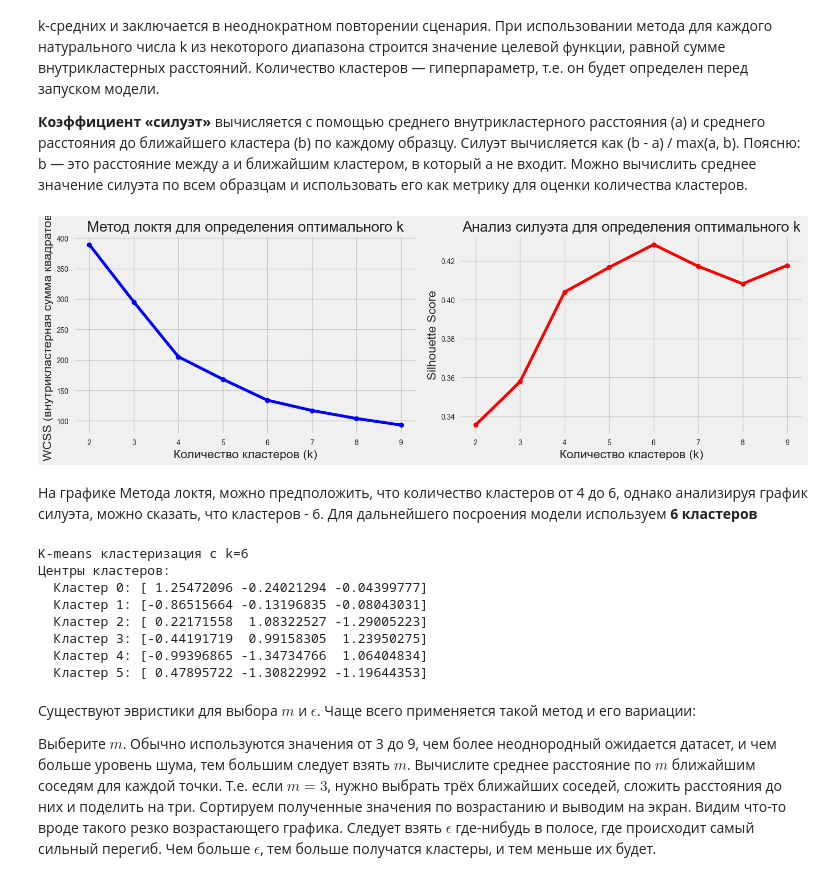
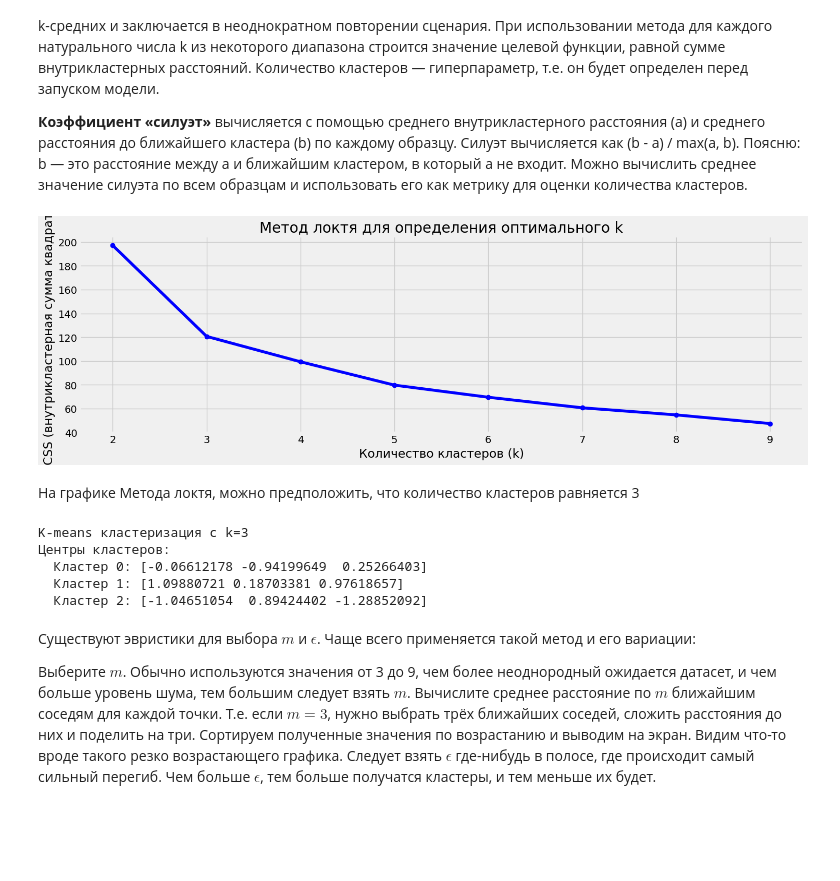
Before and after one commit to Heznad/Ai, a Jupyter notebook: 4laba/clustering_analysis.ipynb, the cells around one changed output. Drawn from its saved outputs; the diff is of its cells as text; code cells hidden in the pictures; blank space fills up the shorter version.

```diff
--- a/4laba/clustering_analysis.ipynb
+++ b/4laba/clustering_analysis.ipynb
@@ -40,4 +57,5 @@ warnings.filterwarnings("ignore")
 # %%
-df = pd.read_csv('Mall_Customers.csv')
+df = pd.read_csv('Iris.csv')
+df.drop('Id', axis=1, inplace=True)
 df.head()
 # %% [output]
@@ -132,8 +161,8 @@ dtype: int64
 # %%
 from scipy import stats
 
-numeric_cols = ['Age', 'Annual Income (k$)', 'Spending Score (1-100)']
-
+numeric_cols = ['SepalLengthCm', 'SepalWidthCm', 'PetalWidthCm']
+mask = pd.Series([True] * len(df))
 print("Выбросы (метод IQR):")
 for col in numeric_cols:
     Q1 = df[col].quantile(0.25)
@@ -143,8 +172,9 @@ for col in numeric_cols:
     upper_bound = Q3 + 1.5 * IQR
     outliers = df[(df[col] < lower_bound) | (df[col] > upper_bound)]
     print(f"{col}: {len(outliers)} выбросов ({len(outliers)/len(df)*100:.2f}%)")
+    outliers_mask = (df[col] < lower_bound) | (df[col] > upper_bound)
+    mask = mask & (~outliers_mask)
 
-# Визуализация выбросов
 fig, axes = plt.subplots(1, 3, figsize=(15, 5))
 for idx, col in enumerate(numeric_cols):
     axes[idx].boxplot(df[col])
@@ -160,0 +191,10 @@ Spending Score (1-100): 0 выбросов (0.00%)
+# %%
+df = df[mask].copy()
+
+fig, axes = plt.subplots(1, 3, figsize=(15, 5))
+for idx, col in enumerate(numeric_cols):
+    axes[idx].boxplot(df[col])
+    axes[idx].set_title(f'Boxplot для {col}')
+    axes[idx].set_ylabel('Значение')
+plt.tight_layout()
+plt.show()
@@ -165,7 +207,7 @@ Spending Score (1-100): 0 выбросов (0.00%)
 2. **Осмысленность кластеризации**: Кластеризация клиентов по возрасту, доходу и тратам имеет смысл для сегментации
 3. **Выбросы**: Проверены выше, их количество незначительно
 # %%
-X = df[['Age', 'Annual Income (k$)', 'Spending Score (1-100)']].values
+X = df[['SepalLengthCm', 'SepalWidthCm', 'PetalWidthCm']].values
 
 from scipy.stats import shapiro
 
@@ -174,8 +216,8 @@ for i, col in enumerate(numeric_cols):
     stat, p_value = shapiro(df[col].sample(min(5000, len(df))))
     print(f"{col}: статистика={stat:.4f}, p-value={p_value:.4f}")
     if p_value > 0.05:
-        print(f"  -> Распределение близко к нормальному")
+        print(f"Распределение близко к нормальному")
     else:
-        print(f"  -> Распределение НЕ нормальное")
+        print(f"Распределение НЕ нормальное")
 # %% [output]
 Тест нормальности распределения (Shapiro-Wilk):
@@ -226,38 +268,31 @@ k из некоторого диапазона строится значение
 # %%
 from sklearn.cluster import KMeans
 from sklearn.metrics import silhouette_score
 
 inertias = []
 silhouette_scores = []
 K_range = range(2, 10)
 
 for k in K_range:
     kmeans = KMeans(n_clusters=k, random_state=42, n_init=10)
     kmeans.fit(X_scaled)
     inertias.append(kmeans.inertia_)
-    silhouette_scores.append(silhouette_score(X_scaled, kmeans.labels_))
 
-fig, (ax1, ax2) = plt.subplots(1, 2, figsize=(15, 5))
+fig, ax1 = plt.subplots(1, 1, figsize=(15, 5))
 
 ax1.plot(K_range, inertias, 'bo-')
 ax1.set_xlabel('Количество кластеров (k)')
 ax1.set_ylabel('WCSS (внутрикластерная сумма квадратов)')
 ax1.set_title('Метод локтя для определения оптимального k')
 ax1.grid(True)
 
-ax2.plot(K_range, silhouette_scores, 'ro-')
-ax2.set_xlabel('Количество кластеров (k)')
-ax2.set_ylabel('Silhouette Score')
-ax2.set_title('Анализ силуэта для определения оптимального k')
-ax2.grid(True)
-
 plt.tight_layout()
 plt.show()
-optimal_k = 6
+optimal_k = 3
 # %% [output]
-[figure, old version]
+[figure, new version]
 # %% [markdown]
-На графике Метода локтя, можно предположить, что количество кластеров от 4 до 6, однако анализируя график силуэта, можно сказать, что кластеров - 6. Для дальнейшего посроения модели используем **6 кластеров**
+На графике Метода локтя, можно предположить, что количество кластеров равняется 3
 # %%
 
 kmeans = KMeans(n_clusters=optimal_k, random_state=42, n_init=10)
@@ -271,14 +306,11 @@ for i, center in enumerate(kmeans_centers):
 
 df['KMeans_Cluster'] = kmeans_labels
 # %% [output]
-K-means кластеризация с k=6
+K-means кластеризация с k=3
 Центры кластеров:
-  Кластер 0: [ 1.25472096 -0.24021294 -0.04399777]
-  Кластер 1: [-0.86515664 -0.13196835 -0.08043031]
-  Кластер 2: [ 0.22171558  1.08322527 -1.29005223]
-  Кластер 3: [-0.44191719  0.99158305  1.23950275]
-  Кластер 4: [-0.99396865 -1.34734766  1.06404834]
-  Кластер 5: [ 0.47895722 -1.30822992 -1.19644353]
+  Кластер 0: [-0.06612178 -0.94199649  0.25266403]
+  Кластер 1: [1.09880721 0.18703381 0.97618657]
+  Кластер 2: [-1.04651054  0.89424402 -1.28852092]
 # %% [markdown]
 Существуют эвристики для выбора $m$ и $\epsilon$. Чаще всего применяется такой метод и его вариации:
 
```
Also changed, not shown: parts of 33 cells of this notebook, 2 other files.
